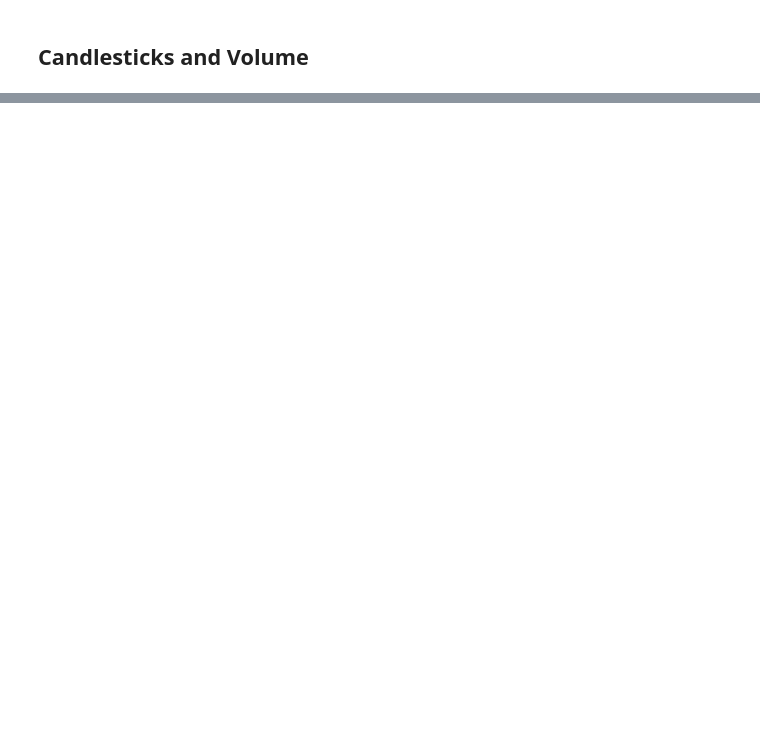
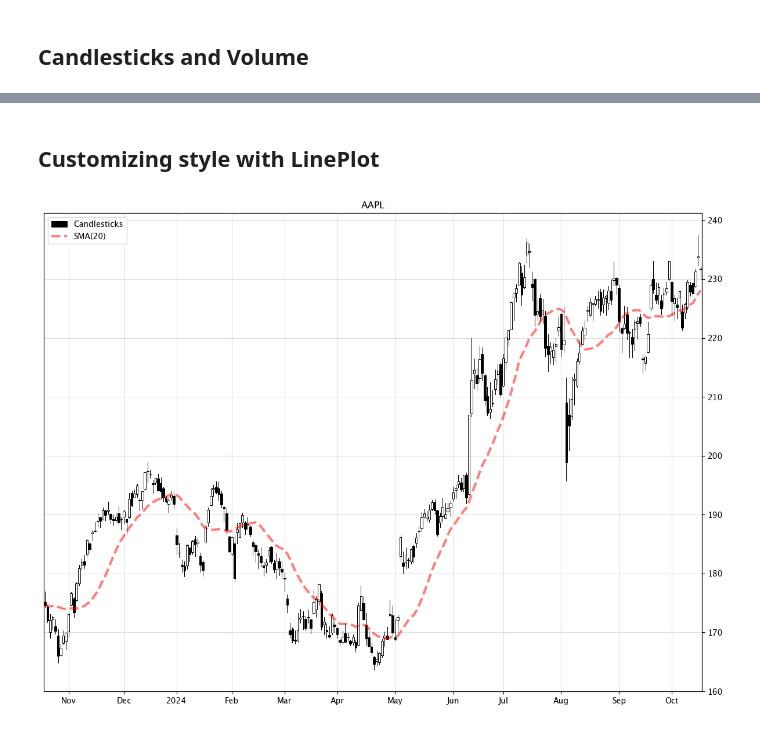
Before and after one commit to furechan/mplchart, a Jupyter notebook: examples/chart-primitives.ipynb, the cells around one changed output, grey strips where cells are left out. Drawn from its saved outputs; the diff is of its cells as text; code cells hidden in the pictures; blank space fills up the shorter version.

```diff
--- a/examples/chart-primitives.ipynb
+++ b/examples/chart-primitives.ipynb
@@ -86,0 +87,15 @@ chart.plot(prices, indicators)
+# %% [markdown]
+## Customizing style with LinePlot
+# %%
+max_bars = 250
+
+indicators = [
+    Candlesticks(),
+    SMA(20) | LinePlot(style="dashed", color="red", alpha=0.5, width=3)
+]
+
+chart = Chart(title=ticker, max_bars=max_bars)
+chart.plot(prices, indicators)
+chart.show()
+# %% [output]
+[figure, added]
```
Also changed, not shown: parts of 11 cells of this notebook, 33 other files.
